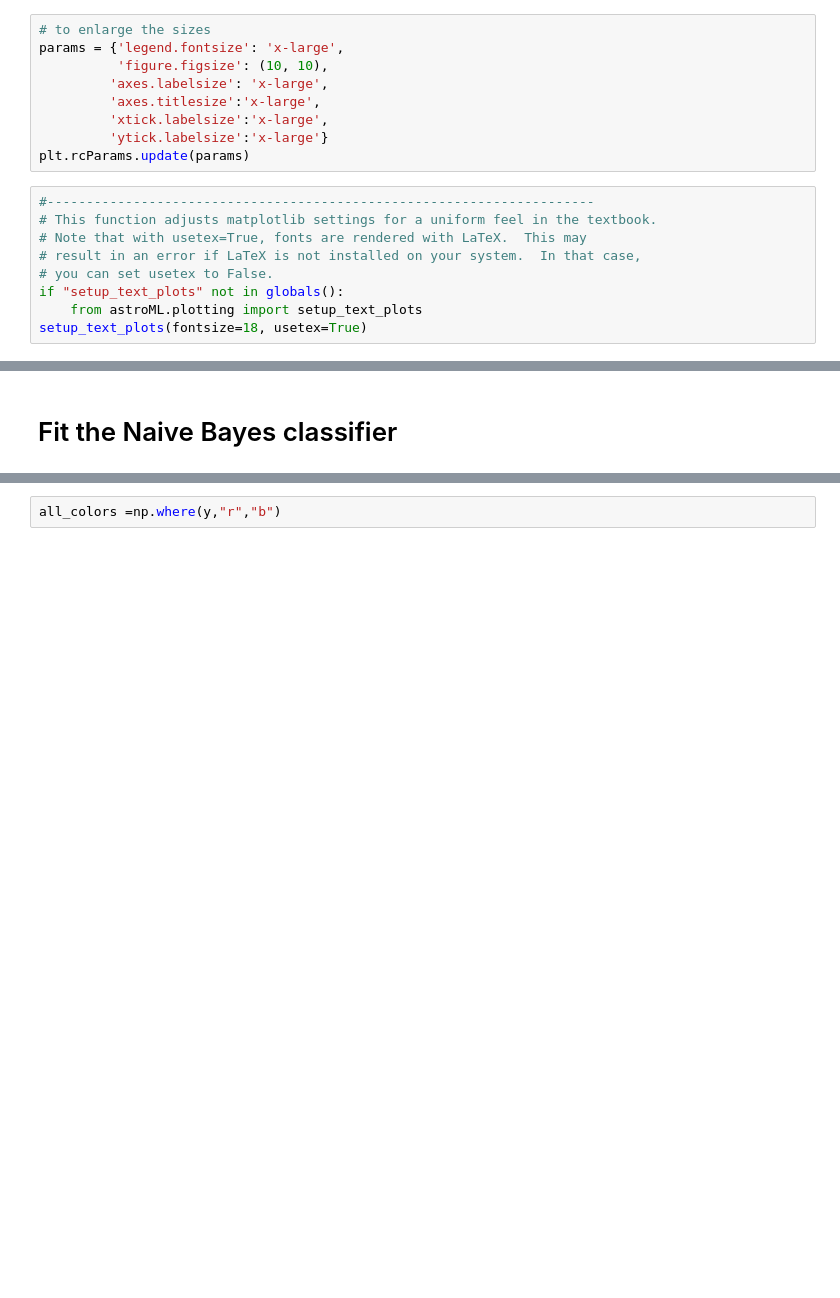
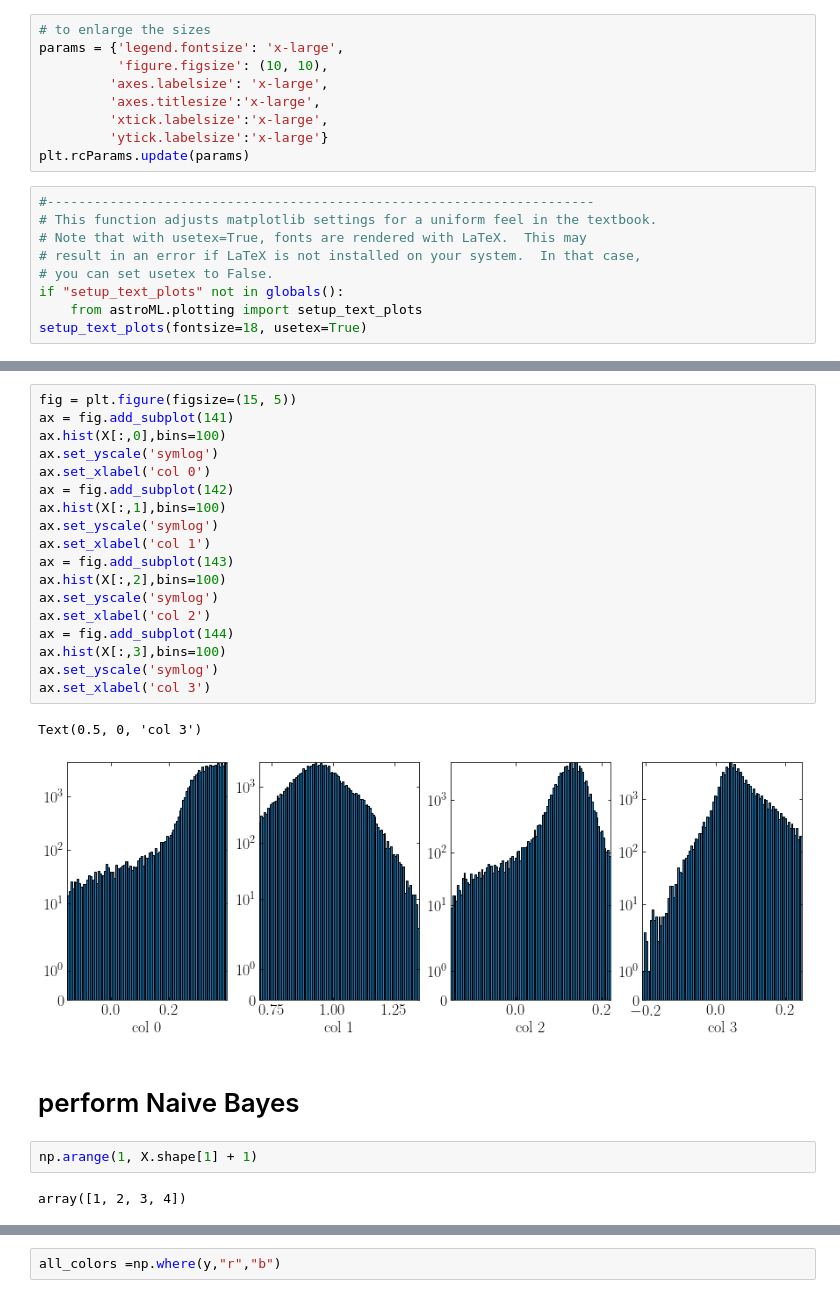
Before and after one commit to sylvielsstfr/MyAstroML, a Jupyter notebook: 2019/Chap9/fig_9_3_rrlyrae_naivebayes.ipynb, the cells around one changed output, grey strips where cells are left out. Drawn from its saved outputs; the diff is of its cells as text; blank space fills up the shorter version.

```diff
--- a/2019/Chap9/fig_9_3_rrlyrae_naivebayes.ipynb
+++ b/2019/Chap9/fig_9_3_rrlyrae_naivebayes.ipynb
@@ -81,2 +88,27 @@ array([[0.4, 0. ],
+# %%
+fig = plt.figure(figsize=(15, 5))
+ax = fig.add_subplot(141)
+ax.hist(X[:,0],bins=100)
+ax.set_yscale('symlog')
+ax.set_xlabel('col 0')
+ax = fig.add_subplot(142)
+ax.hist(X[:,1],bins=100)
+ax.set_yscale('symlog')
+ax.set_xlabel('col 1')
+ax = fig.add_subplot(143)
+ax.hist(X[:,2],bins=100)
+ax.set_yscale('symlog')
+ax.set_xlabel('col 2')
+ax = fig.add_subplot(144)
+ax.hist(X[:,3],bins=100)
+ax.set_yscale('symlog')
+ax.set_xlabel('col 3')
+# %% [output]
+Text(0.5, 0, 'col 3')
+[figure, added]
 # %% [markdown]
-# Fit the Naive Bayes classifier
+# perform Naive Bayes
+# %%
+np.arange(1, X.shape[1] + 1)
+# %% [output]
+array([1, 2, 3, 4])
```
Also changed, not shown: parts of 31 cells of this notebook.
